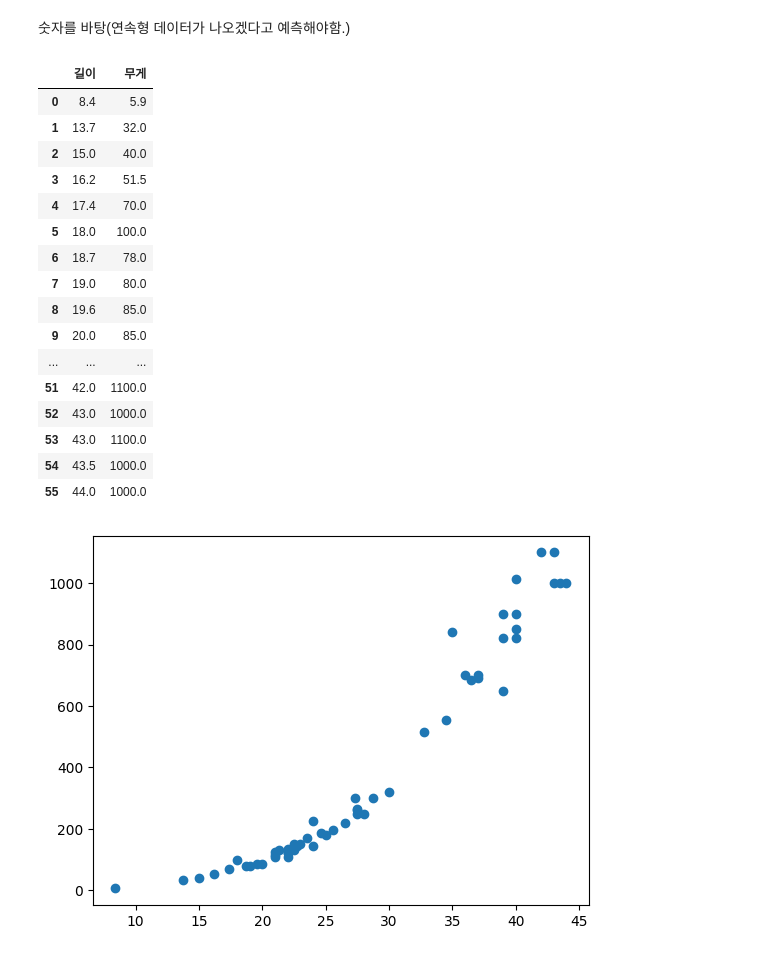
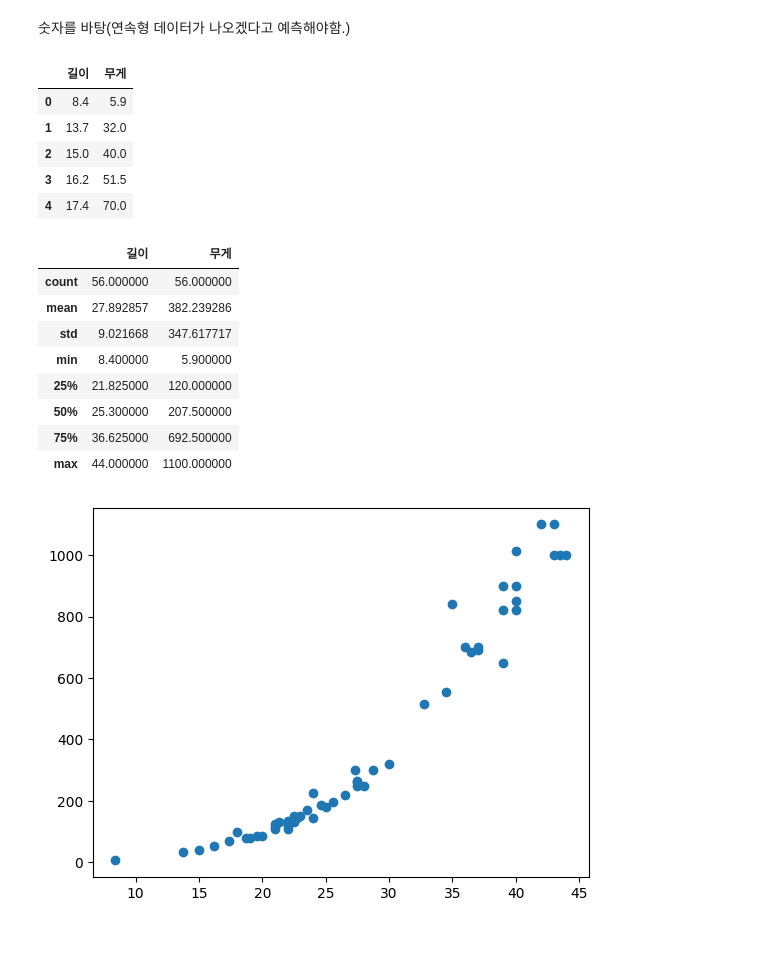
Before and after one commit to walwaljj/ML, a Jupyter notebook: 3-1-1 [실습]선형회귀_배포용.ipynb, the cells around one changed output. Drawn from its saved outputs; the diff is of its cells as text; code cells hidden in the pictures.

```diff
--- a/3-1-1 [실습]선형회귀_배포용.ipynb
+++ b/3-1-1 [실습]선형회귀_배포용.ipynb
@@ -32,25 +32,26 @@ import pandas as pd
 
 perch = pd.DataFrame({'길이' :perch_length,'무게' :perch_weight})
 # %%
-perch
+perch.head()
 # %% [output]
 |  | 길이 | 무게 |
 | 0 | 8.4 | 5.9 |
 | 1 | 13.7 | 32.0 |
 | 2 | 15.0 | 40.0 |
 | 3 | 16.2 | 51.5 |
 | 4 | 17.4 | 70.0 |
-| 5 | 18.0 | 100.0 |
-| 6 | 18.7 | 78.0 |
-| 7 | 19.0 | 80.0 |
-| 8 | 19.6 | 85.0 |
-| 9 | 20.0 | 85.0 |
-| ... | ... | ... |
-| 51 | 42.0 | 1100.0 |
-| 52 | 43.0 | 1000.0 |
-| 53 | 43.0 | 1100.0 |
-| 54 | 43.5 | 1000.0 |
-| 55 | 44.0 | 1000.0 |
+# %%
+perch.describe() #전처리 여부 혹은 모델 선정에 따른 전처리 필요성 의식
+# %% [output]
+|  | 길이 | 무게 |
+| count | 56.000000 | 56.000000 |
+| mean | 27.892857 | 382.239286 |
+| std | 9.021668 | 347.617717 |
+| min | 8.400000 | 5.900000 |
+| 25% | 21.825000 | 120.000000 |
+| 50% | 25.300000 | 207.500000 |
+| 75% | 36.625000 | 692.500000 |
+| max | 44.000000 | 1100.000000 |
 # %%
 import matplotlib.pyplot as plt
 
```
Also changed, not shown: parts of 17 cells of this notebook, 3 other files.
